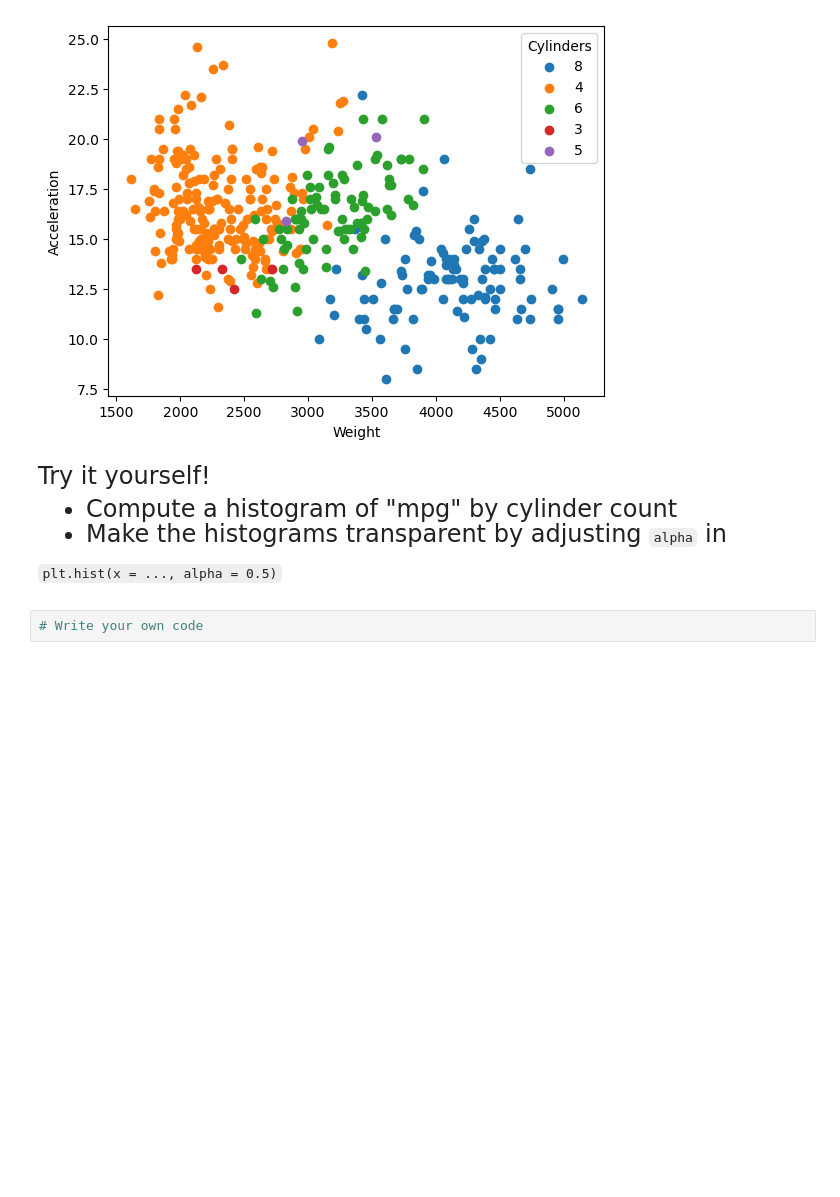
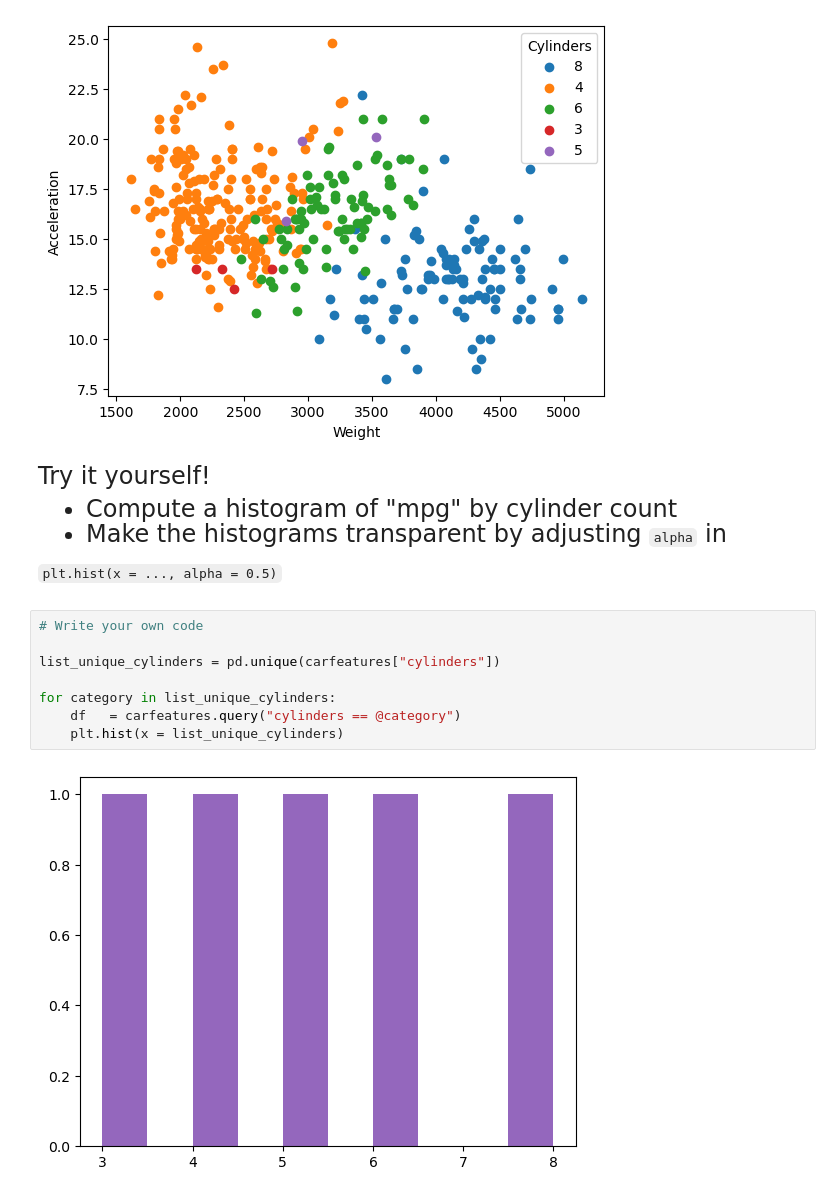
Before and after one commit to kellysupitchaya/qtm151spring2025, a Jupyter notebook: lecture_10/lecture_10a - Subsetting data.ipynb, the cells around one changed output. Saved outputs shown, nothing was run; the diff lists cells and outputs as text; blank space fills up the shorter version.

````diff
--- a/lecture_10/lecture_10a - Subsetting data.ipynb
+++ b/lecture_10/lecture_10a - Subsetting data.ipynb
@@ -569,5 +569,13 @@ Try it yourself!
 - Make the histograms transparent by adjusting ```alpha``` in
 
  ```plt.hist(x = ..., alpha = 0.5)```
-# %%
-# Write your own code
+# %%
+# Write your own code
+
+list_unique_cylinders = pd.unique(carfeatures["cylinders"])
+
+for category in list_unique_cylinders:
+    df   = carfeatures.query("cylinders == @category")
+    plt.hist(x = list_unique_cylinders)
+# %% [output]
+[figure, added]
````
Also changed, not shown: 1 other file.
